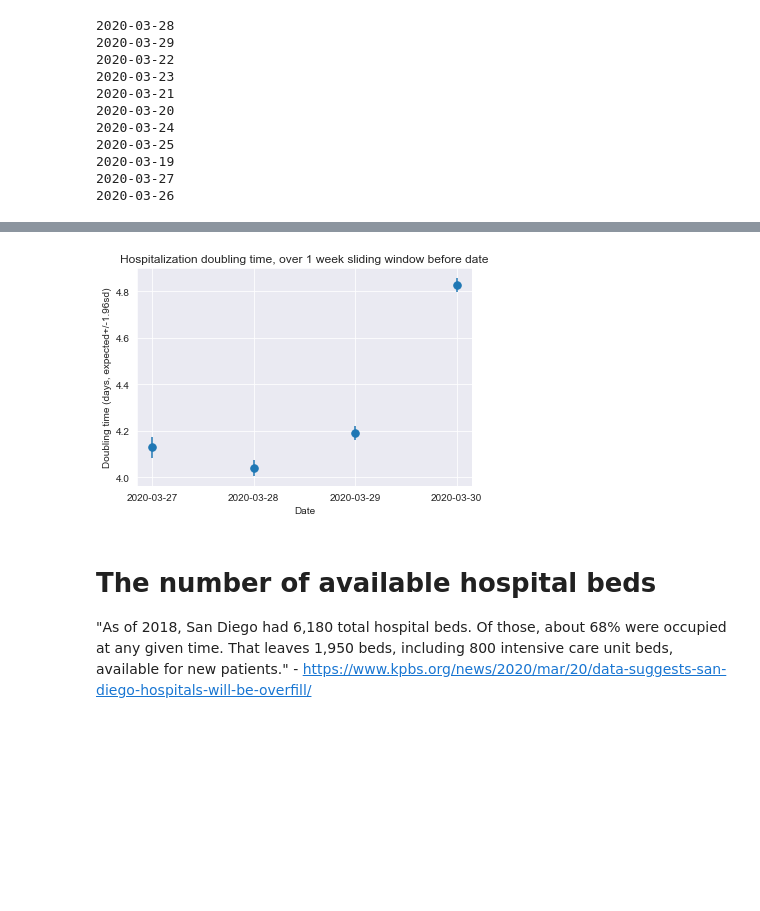
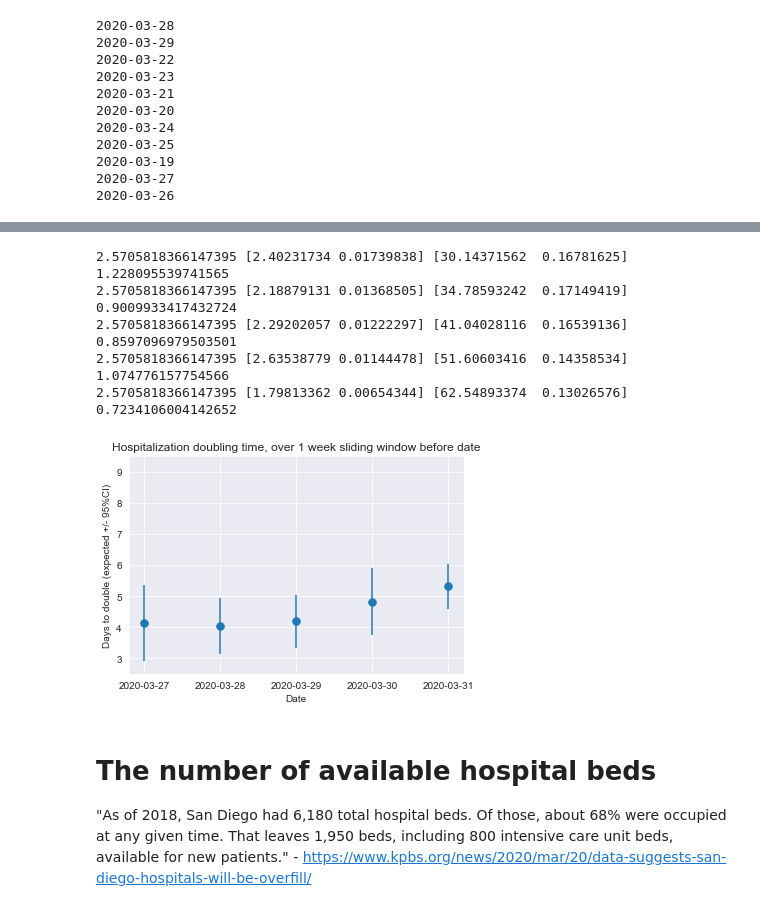
Before and after one commit to jasongfleischer/SanDiegoCountyCOVID19, a Jupyter notebook: San Diego Country Coronavirus History.ipynb, the cells around one changed output, grey strips where cells are left out. Cells and saved outputs as stored; diff of their text form; code cells hidden in the pictures; blank space fills up the shorter version.

Commit message:
added 3/31; fine tuning of the model of doubling times

```diff
--- a/San Diego Country Coronavirus History.ipynb
+++ b/San Diego Country Coronavirus History.ipynb
@@ -171,7 +181,10 @@ def estimate_doubling_time(data):
     tval = t.ppf(1.0-alpha/2., dof)
     sigmas = np.power( np.diag(pcov), 0.5)
 
-    ci95 = sigmas[1]*tval # this is the exponential param's stdev * Student's t correction for small N
+    # this is the exponential param's stdev * Student's t correction for small N
+    # we also have to convert exponetial param to doubling time
+    ci95 = (np.log(2)/(pest[1]-sigmas[1]) - doubling_time)*tval
+    print(tval, sigmas, pest, ci95)
 
     return(doubling_time, ci95, pest, pcov)
 
@@ -227,13 +241,14 @@ ix = []
 for day in cases[start_calc:].index:
     todate = day
     fromdate = (pd.Timestamp(day)-pd.Timedelta('6 days')).isoformat().split('T')[0]
-    doubling_time, ci95, hosp_p_est, hosp_p_cov = estimate_doubling_time(hospitalizations[fromdate:todate])
+    doubling_time, ci95, case_p_est, case_p_cov = estimate_doubling_time(cases[fromdate:todate])
     ex.append( doubling_time )
     er.append( ci95 )
     ix.append( day )
 plt.errorbar( ix, ex, yerr=er, fmt='.', markersize=15)
 plt.title('Confirmed cases doubling time, over 1 week sliding window before date')
-plt.ylabel('Doubling time (days, expected+/-1.96sd)')
+plt.ylabel('Days to double (expected +/- 95%CI)')
 plt.xlabel('Date')
+plt.ylim([2.5, 9.5])
 plt.show()
 # %% [output]
@@ -241,27 +261,33 @@ plt.show()
 # %%
 #hospitalizations has a weird negative change on the 23rd, I'm guessing using anything before that will be bad;
 # So the 30th is the first date I'd trust
 
 start_calc = '2020-03-27'
 ex = []
 er = []
 ix = []
 
 # calc doubling time in a sliding window backwards 1 week for each day
 for day in hospitalizations[start_calc:].index:
     todate = day
     fromdate = (pd.Timestamp(day)-pd.Timedelta('6 days')).isoformat().split('T')[0]
     doubling_time, ci95, hosp_p_est, hosp_p_cov = estimate_doubling_time(hospitalizations[fromdate:todate])
     ex.append( doubling_time )
     er.append( ci95 )
     ix.append( day )
 plt.errorbar( ix, ex, yerr=er, fmt='.', markersize=15)
 plt.title('Hospitalization doubling time, over 1 week sliding window before date')
-plt.ylabel('Doubling time (days, expected+/-1.96sd)')
+plt.ylabel('Days to double (expected +/- 95%CI)')
 plt.xlabel('Date')
+plt.ylim([2.5, 9.5])
 plt.show()
 # %% [output]
+2.5705818366147395 [2.40231734 0.01739838] [30.14371562  0.16781625] 1.228095539741565
+2.5705818366147395 [2.18879131 0.01368505] [34.78593242  0.17149419] 0.9009933417432724
+2.5705818366147395 [2.29202057 0.01222297] [41.04028116  0.16539136] 0.8597096979503501
+2.5705818366147395 [2.63538779 0.01144478] [51.60603416  0.14358534] 1.074776157754566
+2.5705818366147395 [1.79813362 0.00654344] [62.54893374  0.13026576] 0.7234106004142652
-[figure, old version]
+[figure, new version]
 # %% [markdown]
 # The number of available hospital beds
 "As of 2018, San Diego had 6,180 total hospital beds. Of those, about 68% were occupied at any given time. That leaves 1,950 beds, including 800 intensive care unit beds, available for new patients." - https://www.kpbs.org/news/2020/mar/20/data-suggests-san-diego-hospitals-will-be-overfill/
```
Also changed, not shown: parts of 13 cells of this notebook, 3 other files.
